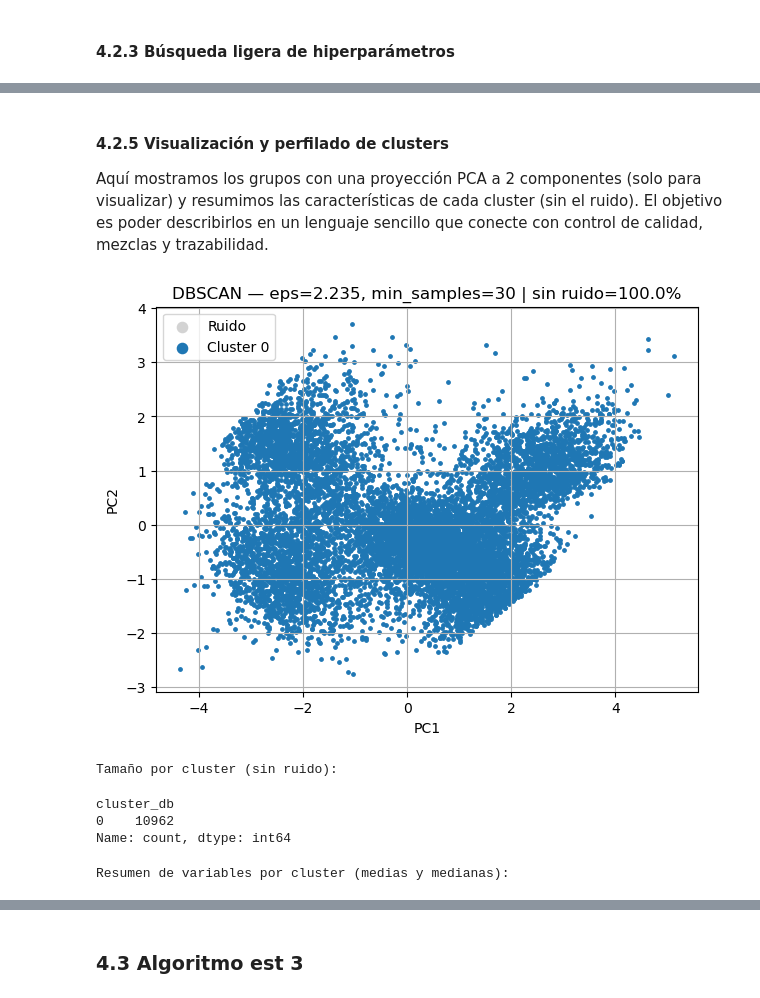
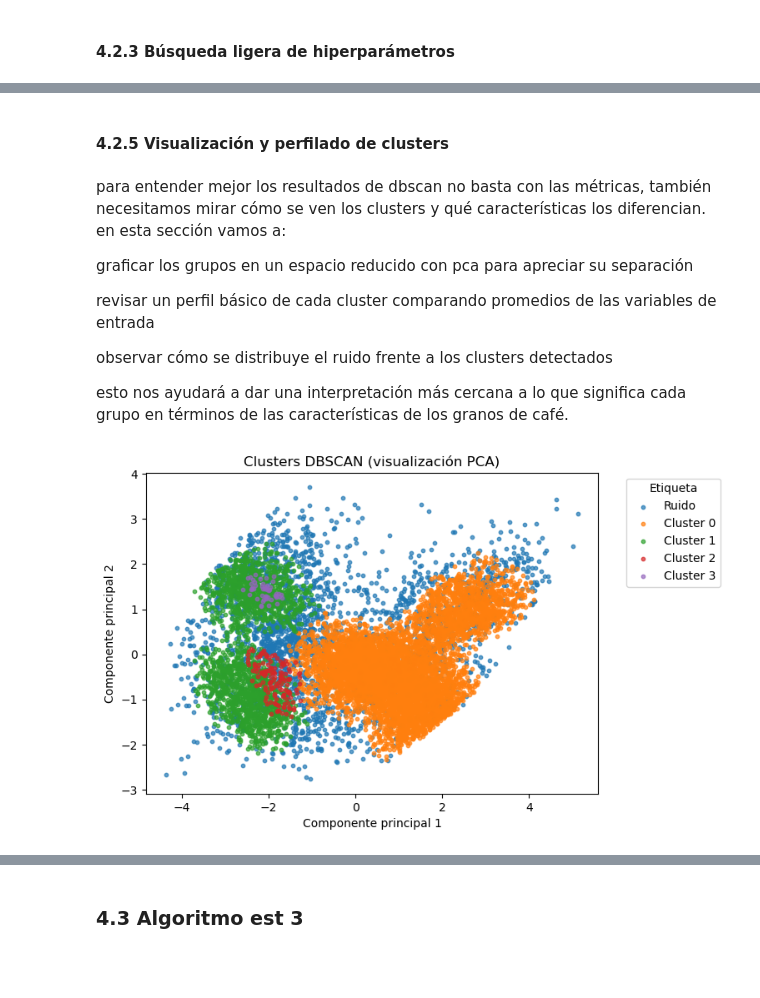
Before and after one commit to carvafel/Laboratorio-2, a Jupyter notebook: Lab2.ipynb, the cells around one changed output, grey strips where cells are left out. Saved outputs shown, nothing was run; the diff lists cells and outputs as text; code cells hidden in the pictures; blank space fills up the shorter version.

```diff
--- a/Lab2.ipynb
+++ b/Lab2.ipynb
@@ -936,0 +918,8 @@ Se reutilizó la misma matriz escalada (X_scaled) empleada en K-Means, con 15 va
+# %%
+import numpy as np
+import pandas as pd
+# Empaquetar X_scaled en un DataFrame para trazabilidad
+X_db = pd.DataFrame(X_scaled, columns=vars_modelo, index=df_clean.index)
+
+print("Observaciones y variables en X_db:", X_db.shape)
+display(X_db.head())
@@ -1072,54 +1132,37 @@ Estos resultados confirman que la configuración elegida logra un equilibrio fav
 # %% [markdown]
 #### 4.2.5 Visualización y perfilado de clusters
-
-Aquí mostramos los grupos con una proyección PCA a 2 componentes (solo para visualizar) y resumimos las características de cada cluster (sin el ruido). El objetivo es poder describirlos en un lenguaje sencillo que conecte con control de calidad, mezclas y trazabilidad.
+# %% [markdown]
+para entender mejor los resultados de dbscan no basta con las métricas, también necesitamos mirar cómo se ven los clusters y qué características los diferencian. en esta sección vamos a:
+
+graficar los grupos en un espacio reducido con pca para apreciar su separación
+
+revisar un perfil básico de cada cluster comparando promedios de las variables de entrada
+
+observar cómo se distribuye el ruido frente a los clusters detectados
+
+esto nos ayudará a dar una interpretación más cercana a lo que significa cada grupo en términos de las características de los granos de café.
 # %%
-import pandas as pd
+from sklearn.decomposition import PCA
 import matplotlib.pyplot as plt
-from sklearn.decomposition import PCA
 
-# DataFrame numérico alineado
-df_num = df_clean[vars_modelo].reset_index(drop=True).copy()
-df_num["cluster_db"] = labels_db
-
-# Proyección PCA para visualización
-pca = PCA(n_components=2, random_state=42)
-XY = pca.fit_transform(X_scaled)
-
-# Colores manuales: 0=azul, 1=verde, 2=rojo, ruido(-1)=gris
-color_map = {0: "tab:blue", 1: "tab:green", 2: "tab:purple", -1: "lightgray"}
-labels_unique = sorted(set(labels_db))
+# Reducimos a 2 dimensiones con PCA
+pca = PCA(n_components=2)
+X_pca = pca.fit_transform(X_db.values)
 
 plt.figure(figsize=(7,5))
-for lab in labels_unique:
-    mask = labels_db == lab
-    plt.scatter(
-        XY[mask, 0], XY[mask, 1],
-        c=color_map.get(lab, "black"), s=6,
-        label=f"Cluster {lab}" if lab != -1 else "Ruido"
-    )
 
-plt.title(f"DBSCAN — eps={eps_final}, min_samples={min_samples_final} | sin ruido={1-noise_db:.1%}")
-plt.xlabel("PC1"); plt.ylabel("PC2"); plt.grid(True)
-plt.legend(markerscale=3)
+# graficamos cada cluster por separado con su etiqueta
+unique_clusters = sorted(df_dbscan["cluster_dbscan"].unique())
+
+for c in unique_clusters:
+    mask = df_dbscan["cluster_dbscan"] == c
+    nombre = "Ruido" if c == -1 else f"Cluster {c}"
+    plt.scatter(X_pca[mask,0], X_pca[mask,1], s=10, alpha=0.7, label=nombre)
+
+plt.title("Clusters DBSCAN (visualización PCA)")
+plt.xlabel("Componente principal 1")
+plt.ylabel("Componente principal 2")
+plt.legend(title="Etiqueta", bbox_to_anchor=(1.05, 1), loc='upper left')
 plt.show()
-
-# Tamaños y resumen por cluster (sin ruido)
-valid = df_num[df_num["cluster_db"] != -1].copy()
-sizes_db = valid["cluster_db"].value_counts().sort_index()
-summary_db = valid.groupby("cluster_db")[[
-    "Area",
-    "Excentricidad","Redondez","Compacidad","DiametroEquivalente"
-]].agg(["mean","median"])
-
-print("Tamaño por cluster (sin ruido):")
-display(sizes_db)
-print("Resumen de variables por cluster (medias y medianas):")
-display(summary_db.head(10))
 # %% [output]
-[figure, old version]
+[figure, new version]
-Tamaño por cluster (sin ruido):
-cluster_db
-0    10962
-Name: count, dtype: int64
-Resumen de variables por cluster (medias y medianas):
```
Also changed, not shown: parts of 21 cells of this notebook, 2 other files.
